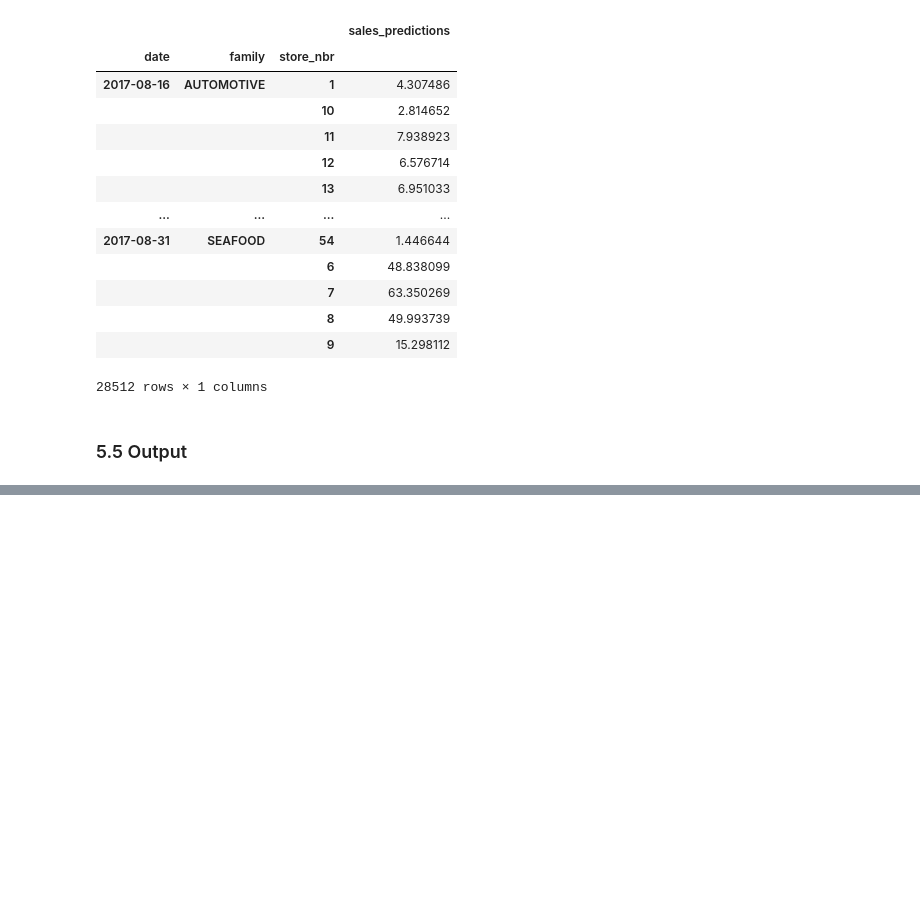
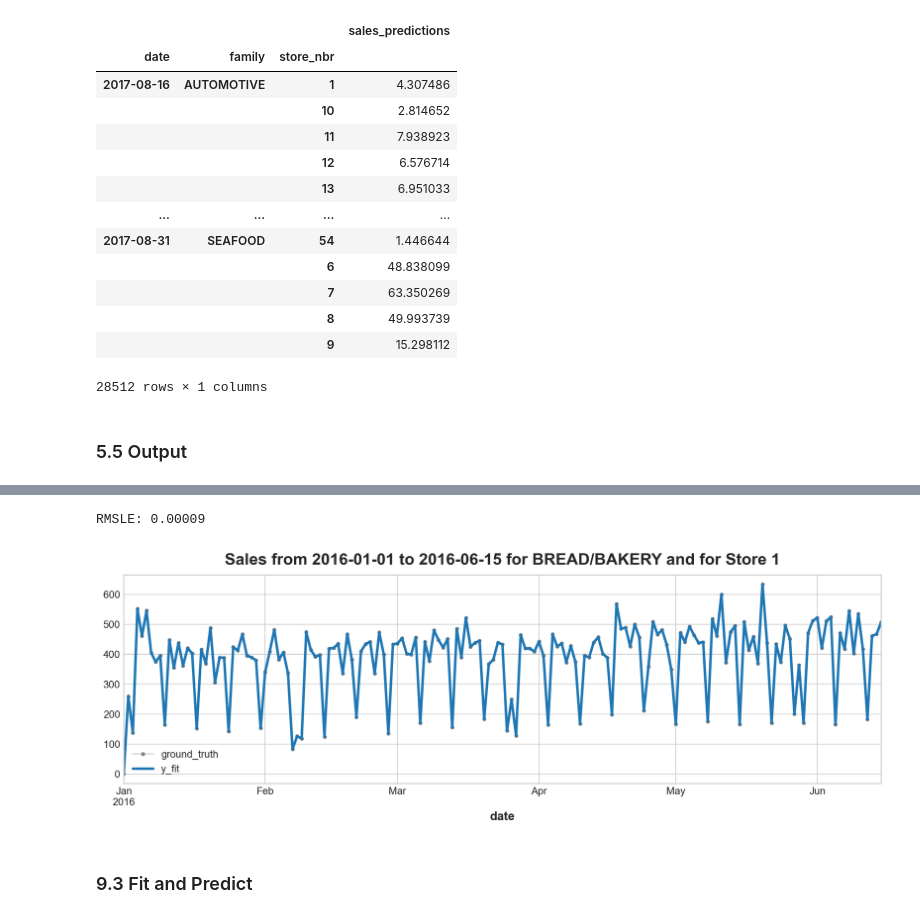
Before and after one commit to Xenoxort/Time-Series-Stores, a Jupyter notebook: Stores_Demo.ipynb, the cells around one changed output, grey strips where cells are left out. Cells and saved outputs as stored; diff of their text form; code cells hidden in the pictures; blank space fills up the shorter version.

```diff
--- a/Stores_Demo.ipynb
+++ b/Stores_Demo.ipynb
@@ -980,0 +1323,13 @@ output6.to_csv('sales_predictions6.csv')
+# %%
+#Sales Lags
+sales_lags = X_merged['sales'].groupby(['family', 'store_nbr'], group_keys = False).apply(make_lags, lags = 3, name = 'sales').fillna(0.0)
+# %%
+#Onpromotion leads
+onp_leads = X_merged['onpromotion'].groupby(['family', 'store_nbr'], group_keys = False).apply(make_leads, leads = 3, name = 'onpromotion').fillna(0.0)
+# %%
+#X2 whole
+X2_whole = pd.concat([sales_lags, onp_leads], axis = 1)
+X2_whole['family_fact'] = X2_whole.index.get_level_values(level = 1)
+X2_whole['family_fact'] = le_family.fit_transform(X2_whole['family_fact'])
+X2_whole['store_fact'] = X2_whole.index.get_level_values(level = 2).astype(int)
+X2_whole
@@ -980,0 +1351,5 @@ output6.to_csv('sales_predictions6.csv')
+# %%
+#Seperate X2 and X2_test
+X2_cycles = X2_whole.loc['2013-01-01':'2017-07-31']
+X2_cycles_test = X2_whole.loc['2017-08-16':'2017-08-31']
+X2_cycles_test
@@ -980,0 +1371,9 @@ output6.to_csv('sales_predictions6.csv')
+# %%
+#Check
+X2_cycles_wide = X2_cycles.unstack(['family', 'store_nbr'])
+check(X2_cycles_wide, y = y_train, STORE = STORE, model = XGBRegressor())
+# %% [output]
+RMSLE: 0.00009
+[figure, added]
+# %% [markdown]
+### 9.3 Fit and Predict
```
Also changed, not shown: parts of 47 cells of this notebook, 4 other files.
